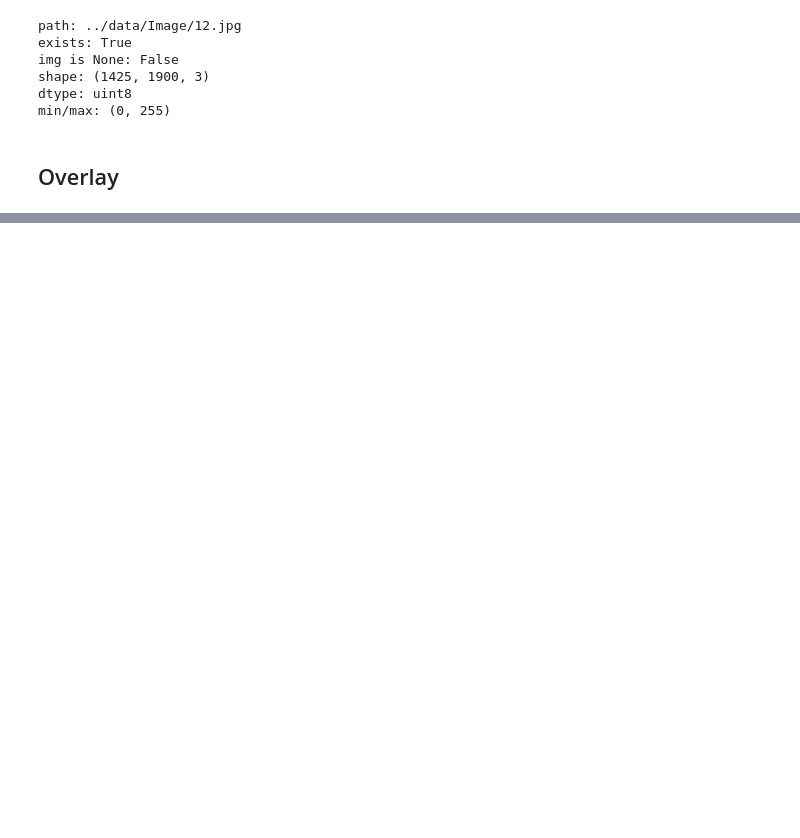
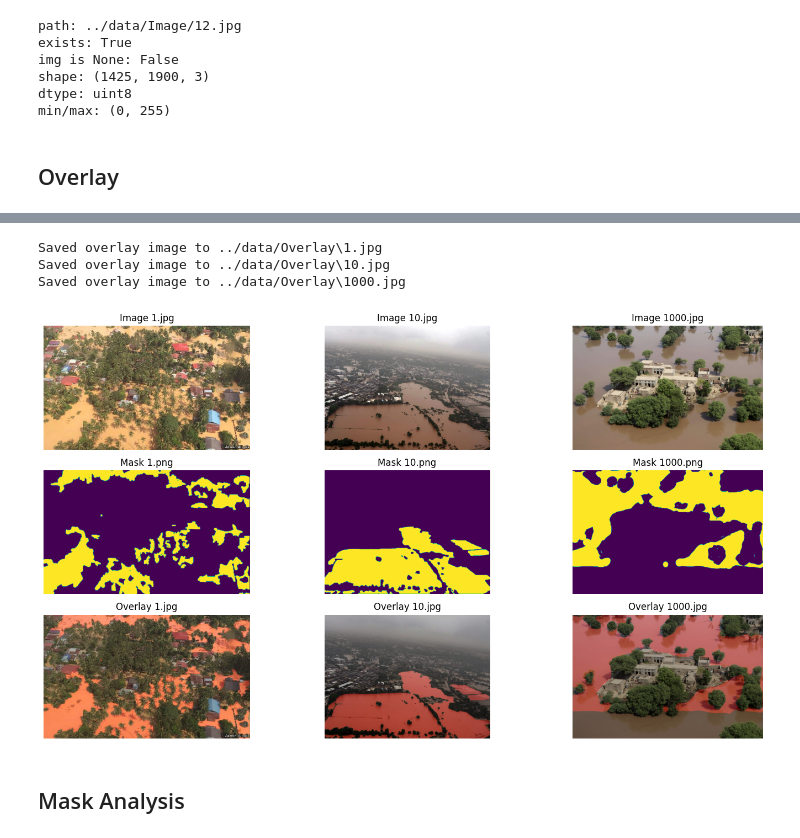
Before and after one commit to WildanAz/flood-area-segmentation, a Jupyter notebook: notebook/EDA.ipynb, the cells around one changed output, grey strips where cells are left out. Drawn from its saved outputs; the diff is of its cells as text; code cells hidden in the pictures; blank space fills up the shorter version.

```diff
--- a/notebook/EDA.ipynb
+++ b/notebook/EDA.ipynb
@@ -126,6 +77,76 @@ cv2 mask read: (551, 893) dtype: uint8
 # %%
-from PIL import Image
-import numpy as np
-pil = Image.open(img).convert('RGB')
-img_np = np.array(pil)[:, :, ::-1]  # RGB->BGR for cv2
-# same for mask: open, convert('L'), np.array
+
+
+IMAGE_DIR = '../data/Image'
+MASK_DIR = '../data/Mask'
+
+def display_img(image_dir, mask_dir, n=3):
+    img_files = sorted(os.listdir(image_dir))[:n]
+    mask_files = sorted(os.listdir(mask_dir))[:n]
+    fig, axes = plt.subplots(3, n, figsize=(5*n, 8))
+
+    for i, fname in enumerate(img_files):
+        img = Image.open(os.path.join(image_dir, fname))
+        axes[0, i].set_title(f'Image {fname}')
+        axes[0, i].imshow(img)
+        axes[0, i].axis('off')
+
+    for i, fname in enumerate(mask_files):
+        mask = Image.open(os.path.join(mask_dir, fname))
+        axes[1, i].set_title(f'Mask {fname}')
+        axes[1, i].imshow(mask)
+        axes[1, i].axis('off')
+
+    #menggunakan overlay function untuk menampilkan overlay img dan mask
+
+    for i in range(n):
+        img_path = os.path.join(image_dir, img_files[i])
+        mask_path = os.path.join(mask_dir, mask_files[i])
+
+        img = cv2.imread(img_path)
+        mask = cv2.imread(mask_path, cv2.IMREAD_GRAYSCALE)
+
+        if img is None:
+            axes[2, i].text(0.5, 0.5, 'Image not found', ha='center')
+            axes[2, i].axis('off')
+            continue
+
+        if mask is None:
+            mask = np.zeros(img.shape[:2], dtype=np.uint8)
+
+        if mask.shape != img.shape[:2]:
+            mask = cv2.resize(mask, (img.shape[1], img.shape[0]), interpolation=cv2.INTER_NEAREST)
+
+        if mask.dtype != np.uint8:
+            if mask.max() <= 1:
+                mask = (mask * 255).astype(np.uint8)
+            else:
+                mask = mask.astype(np.uint8)
+        color = (0, 0, 255)  # BGR
+        mask_norm = (mask / 255.0)[:, :, None]
+        mask_colored = (mask_norm * np.array(color, dtype=np.float32)).astype(np.uint8)
+        overlayed = cv2.addWeighted(img, 0.7, mask_colored, 0.3, 0)
+
+        axes[2, i].set_title(f'Overlay {img_files[i]}')
+        axes[2, i].imshow(cv2.cvtColor(overlayed, cv2.COLOR_BGR2RGB))
+        axes[2, i].axis('off')
+
+        #simpan gambar overlay ke ../data/Overlay
+        overlay_dir = '../data/Overlay'
+        if not os.path.exists(overlay_dir):
+            os.makedirs(overlay_dir)
+        overlay_path = os.path.join(overlay_dir, img_files[i])
+        cv2.imwrite(overlay_path, overlayed)
+        print(f'Saved overlay image to {overlay_path}')
+
+    plt.tight_layout()
+    plt.show()
+
+display_img(IMAGE_DIR, MASK_DIR)
+# %% [output]
+Saved overlay image to ../data/Overlay\1.jpg
+Saved overlay image to ../data/Overlay\10.jpg
+Saved overlay image to ../data/Overlay\1000.jpg
+[figure, added]
+# %% [markdown]
+## Mask Analysis
```
Also changed, not shown: parts of 9 cells of this notebook, 8 other files.
